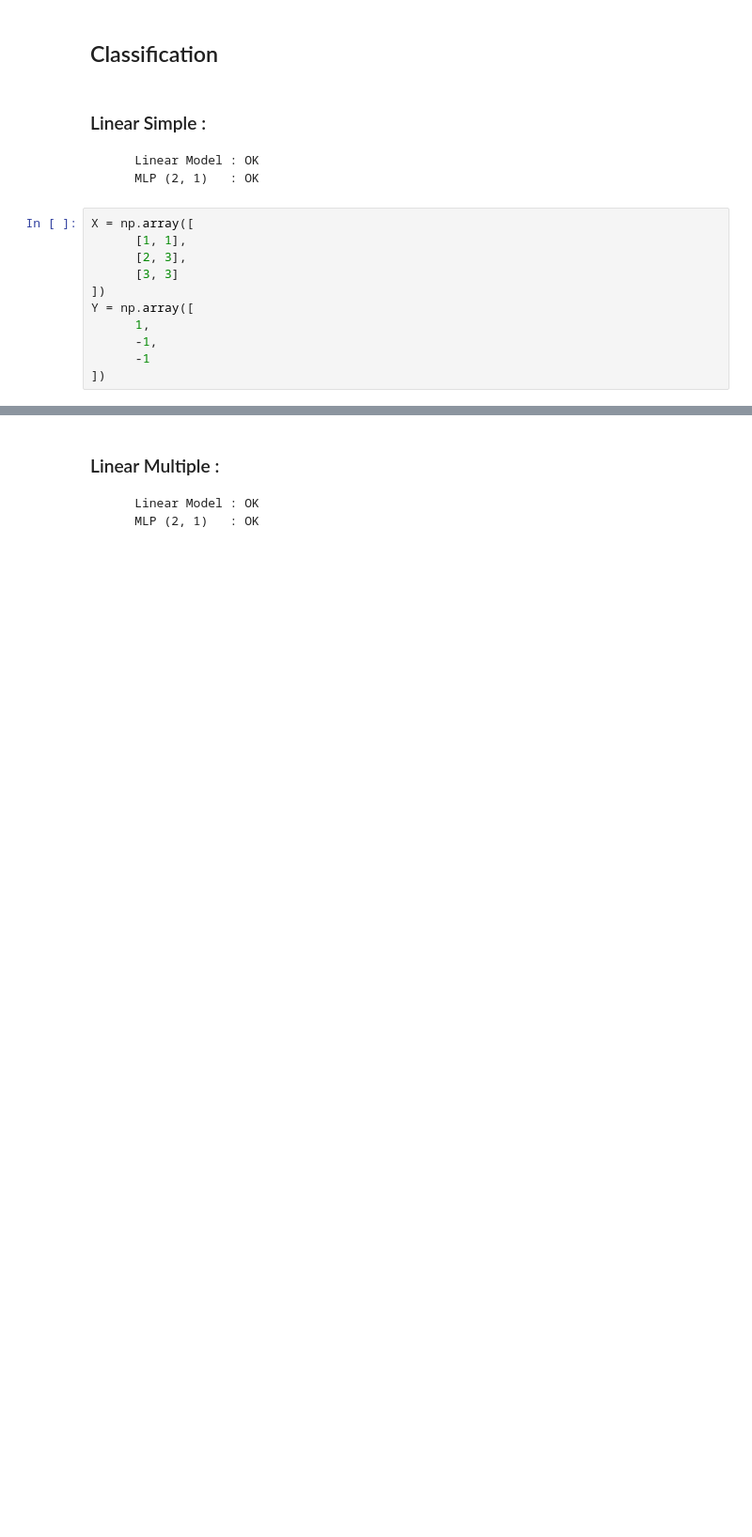
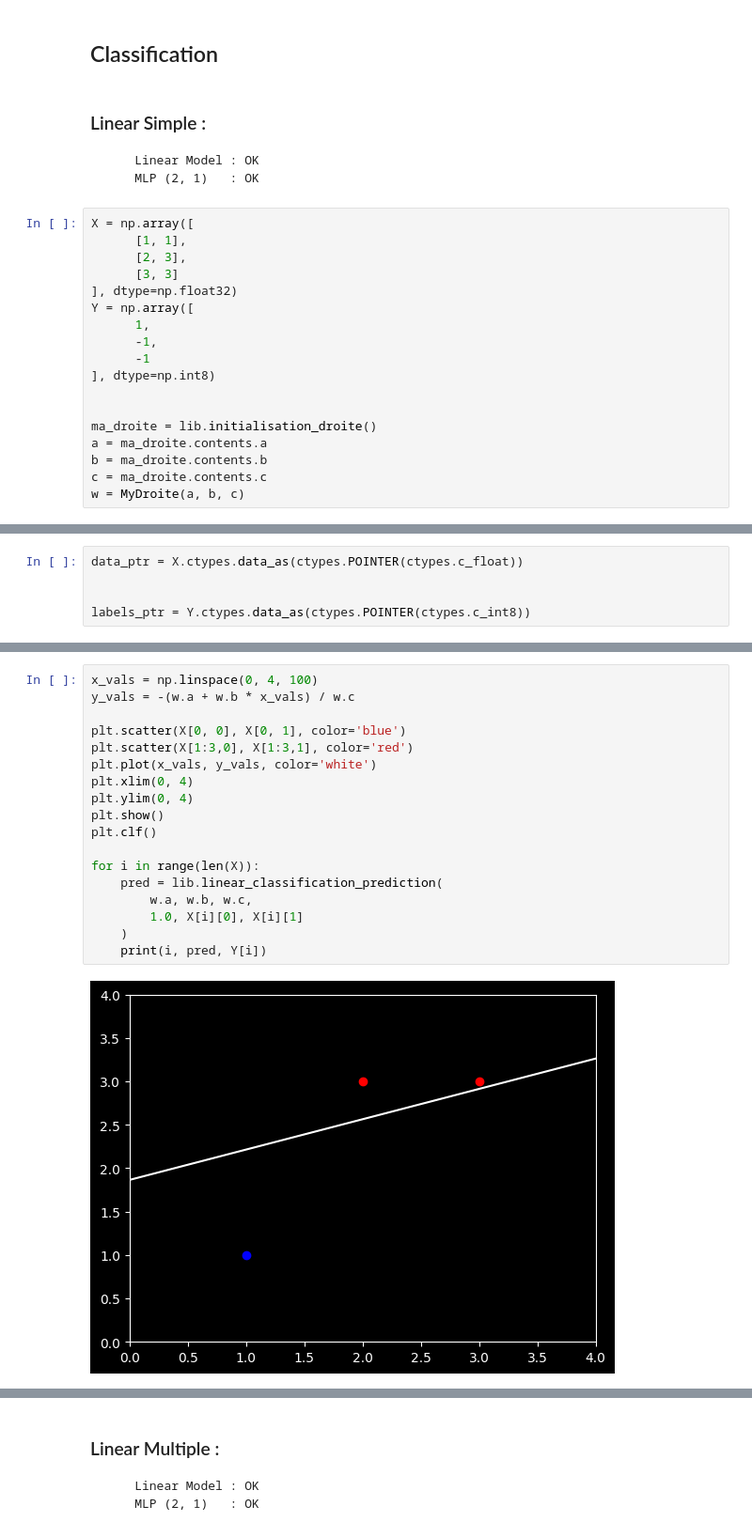
Before and after one commit to StarNova2/Annual-Project-ESGI, a Jupyter notebook: PythonProject/[Notebook] Cas de tests.ipynb, the cells around one changed output, grey strips where cells are left out. Shown at 94% size. Saved outputs shown, nothing was run; the diff lists cells and outputs as text; blank space fills up the shorter version.

```diff
--- a/PythonProject/[Notebook] Cas de tests.ipynb
+++ b/PythonProject/[Notebook] Cas de tests.ipynb
@@ -27,9 +37,16 @@ X = np.array([
       [1, 1],
       [2, 3],
       [3, 3]
-])
+], dtype=np.float32)
 Y = np.array([
       1,
       -1,
       -1
-])
+], dtype=np.int8)
+
+
+ma_droite = lib.initialisation_droite()
+a = ma_droite.contents.a
+b = ma_droite.contents.b
+c = ma_droite.contents.c
+w = MyDroite(a, b, c)
@@ -57,0 +53,5 @@ plt.clf()
+# %%
+data_ptr = X.ctypes.data_as(ctypes.POINTER(ctypes.c_float))
+
+
+labels_ptr = Y.ctypes.data_as(ctypes.POINTER(ctypes.c_int8))
@@ -57,0 +70,20 @@ plt.clf()
+# %%
+x_vals = np.linspace(0, 4, 100)
+y_vals = -(w.a + w.b * x_vals) / w.c
+
+plt.scatter(X[0, 0], X[0, 1], color='blue')
+plt.scatter(X[1:3,0], X[1:3,1], color='red')
+plt.plot(x_vals, y_vals, color='white')
+plt.xlim(0, 4)
+plt.ylim(0, 4)
+plt.show()
+plt.clf()
+
+for i in range(len(X)):
+    pred = lib.linear_classification_prediction(
+        w.a, w.b, w.c,
+        1.0, X[i][0], X[i][1]
+    )
+    print(i, pred, Y[i])
+# %% [output]
+[figure, added]
```
Also changed, not shown: parts of 14 cells of this notebook, 34 other files.
